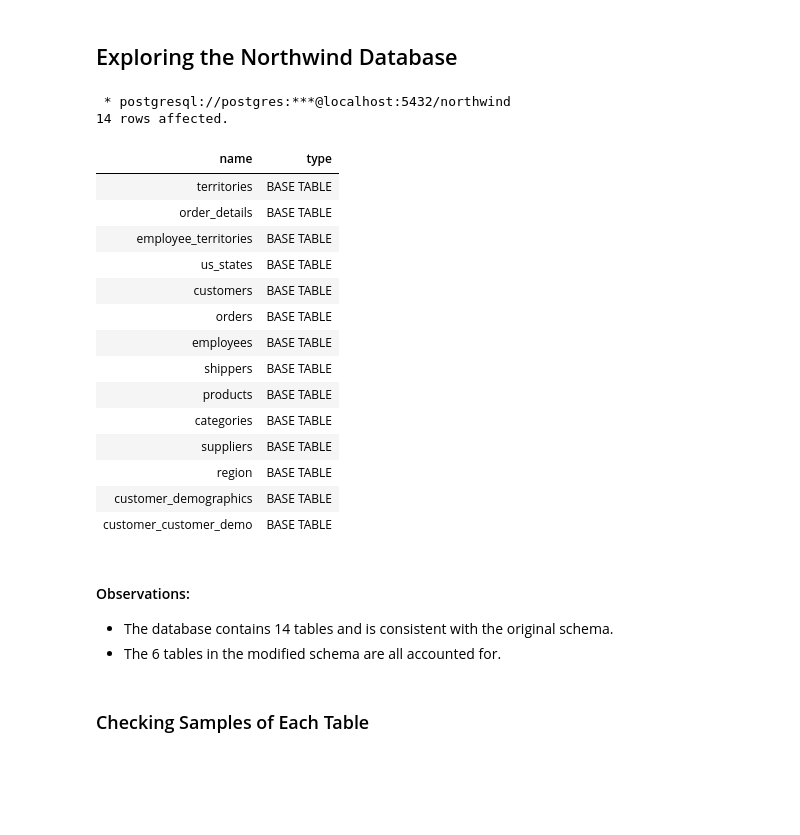
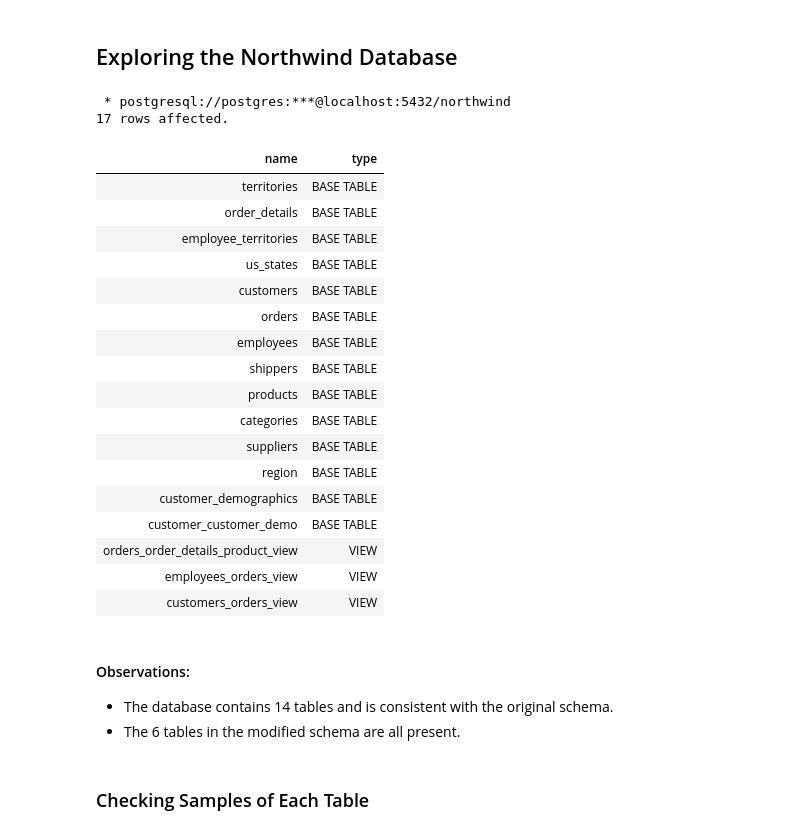
Before and after one commit to teresahanak/northwind_traders_sql_window_functions, a Jupyter notebook: northwind.ipynb, the cells around one changed output. Drawn from its saved outputs; the diff is of its cells as text; code cells hidden in the pictures; blank space fills up the shorter version.

```diff
--- a/northwind.ipynb
+++ b/northwind.ipynb
@@ -27,31 +30,35 @@ sql = f"""
 # %%
 %%sql
 SELECT table_name AS name,
        table_type AS type
   FROM information_schema.tables
- WHERE table_schema = 'public' AND table_type IN ('BASE TABLE', 'VIEW');
+ WHERE table_schema = 'public'
+   AND table_type IN ('BASE TABLE', 'VIEW');
 # %% [output]
  * postgresql://postgres:***@localhost:5432/northwind
-14 rows affected.
+17 rows affected.
 | name | type |
 | territories | BASE TABLE |
 | order_details | BASE TABLE |
 | employee_territories | BASE TABLE |
 | us_states | BASE TABLE |
 | customers | BASE TABLE |
 | orders | BASE TABLE |
 | employees | BASE TABLE |
 | shippers | BASE TABLE |
 | products | BASE TABLE |
 | categories | BASE TABLE |
 | suppliers | BASE TABLE |
 | region | BASE TABLE |
 | customer_demographics | BASE TABLE |
 | customer_customer_demo | BASE TABLE |
+| orders_order_details_product_view | VIEW |
+| employees_orders_view | VIEW |
+| customers_orders_view | VIEW |
 # %% [markdown]
 #### Observations:
 - The database contains 14 tables and is consistent with the original schema.
-- The 6 tables in the modified schema are all accounted for.
+- The 6 tables in the modified schema are all present.
 # %% [markdown]
 ### Checking Samples of Each Table
 # %% [markdown]
```
Also changed, not shown: parts of 27 cells of this notebook.
